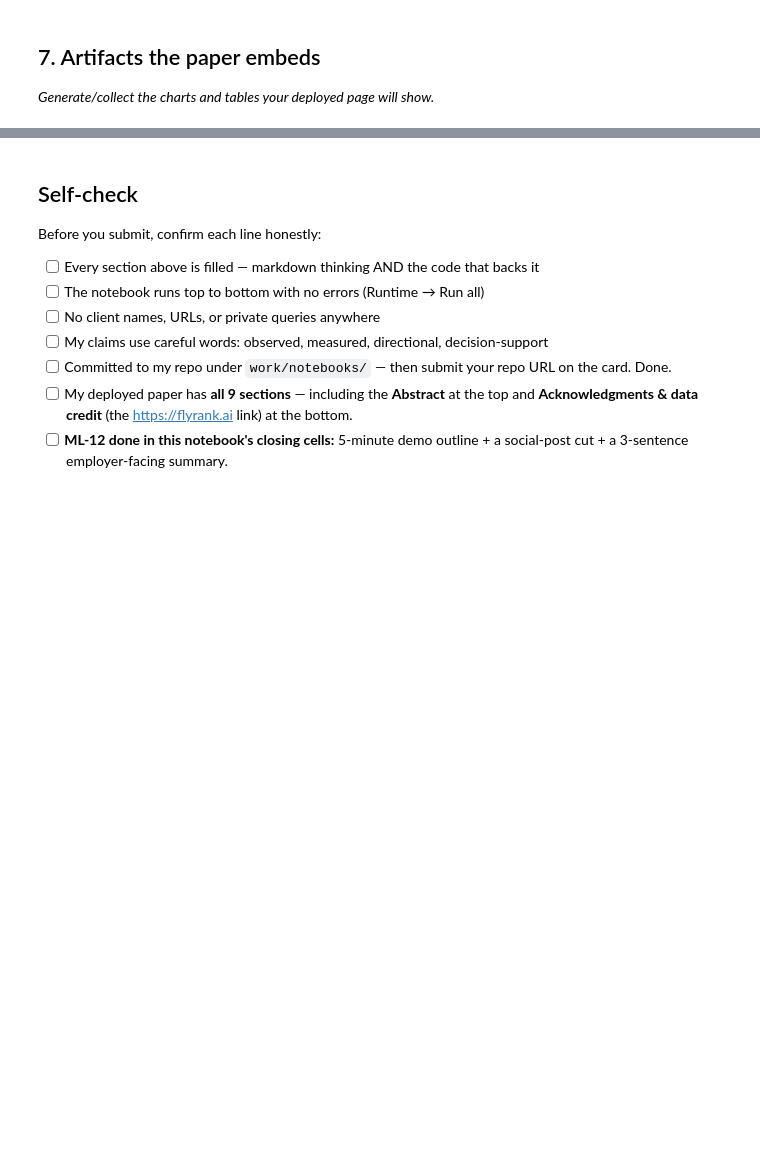
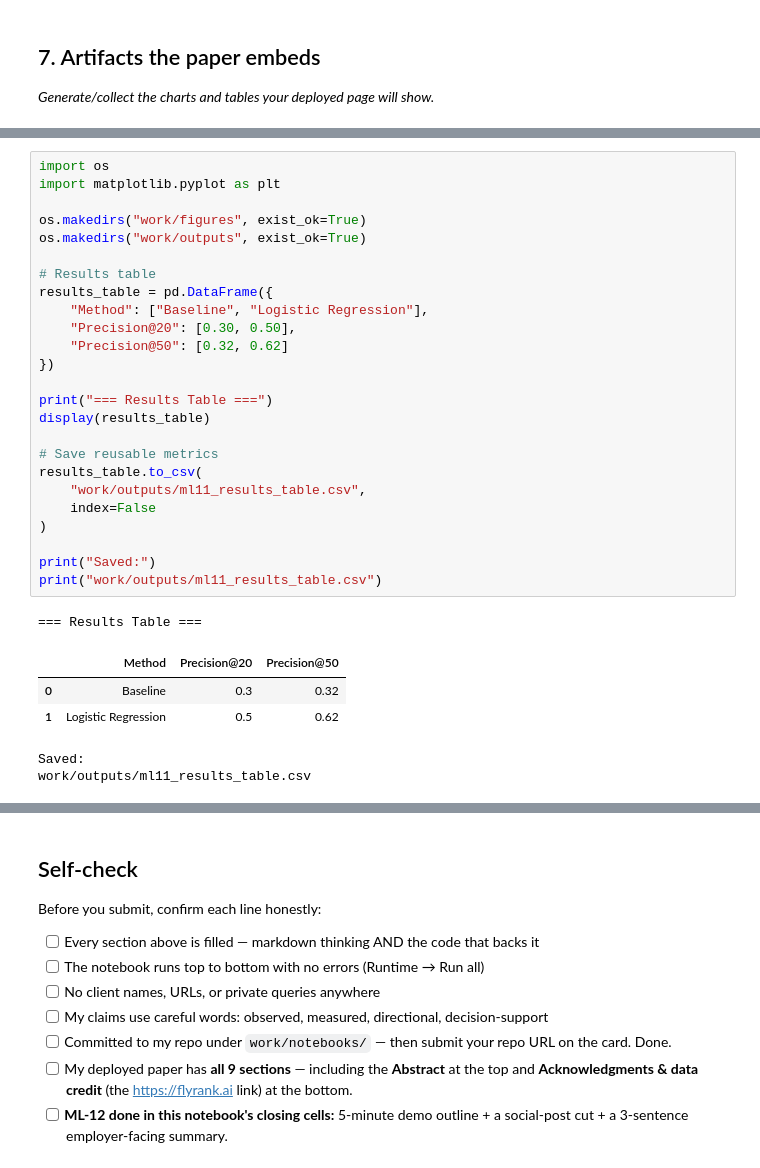
Before and after one commit to ma5029blp-wq/ML-flyrank-internship, a Jupyter notebook: work/notebooks/capstone.ipynb, the cells around one changed output, grey strips where cells are left out. Saved outputs shown, nothing was run; the diff lists cells and outputs as text; blank space fills up the shorter version.

```diff
--- a/work/notebooks/capstone.ipynb
+++ b/work/notebooks/capstone.ipynb
@@ -36,0 +481,32 @@ This skeleton is yours to fill. Work the sections **in order** — each one has
+# %%
+import os
+import matplotlib.pyplot as plt
+
+os.makedirs("work/figures", exist_ok=True)
+os.makedirs("work/outputs", exist_ok=True)
+
+# Results table
+results_table = pd.DataFrame({
+    "Method": ["Baseline", "Logistic Regression"],
+    "Precision@20": [0.30, 0.50],
+    "Precision@50": [0.32, 0.62]
+})
+
+print("=== Results Table ===")
+display(results_table)
+
+# Save reusable metrics
+results_table.to_csv(
+    "work/outputs/ml11_results_table.csv",
+    index=False
+)
+
+print("Saved:")
+print("work/outputs/ml11_results_table.csv")
+# %% [output]
+=== Results Table ===
+|  | Method | Precision@20 | Precision@50 |
+| 0 | Baseline | 0.3 | 0.32 |
+| 1 | Logistic Regression | 0.5 | 0.62 |
+Saved:
+work/outputs/ml11_results_table.csv
```
Also changed, not shown: parts of 16 cells of this notebook.
